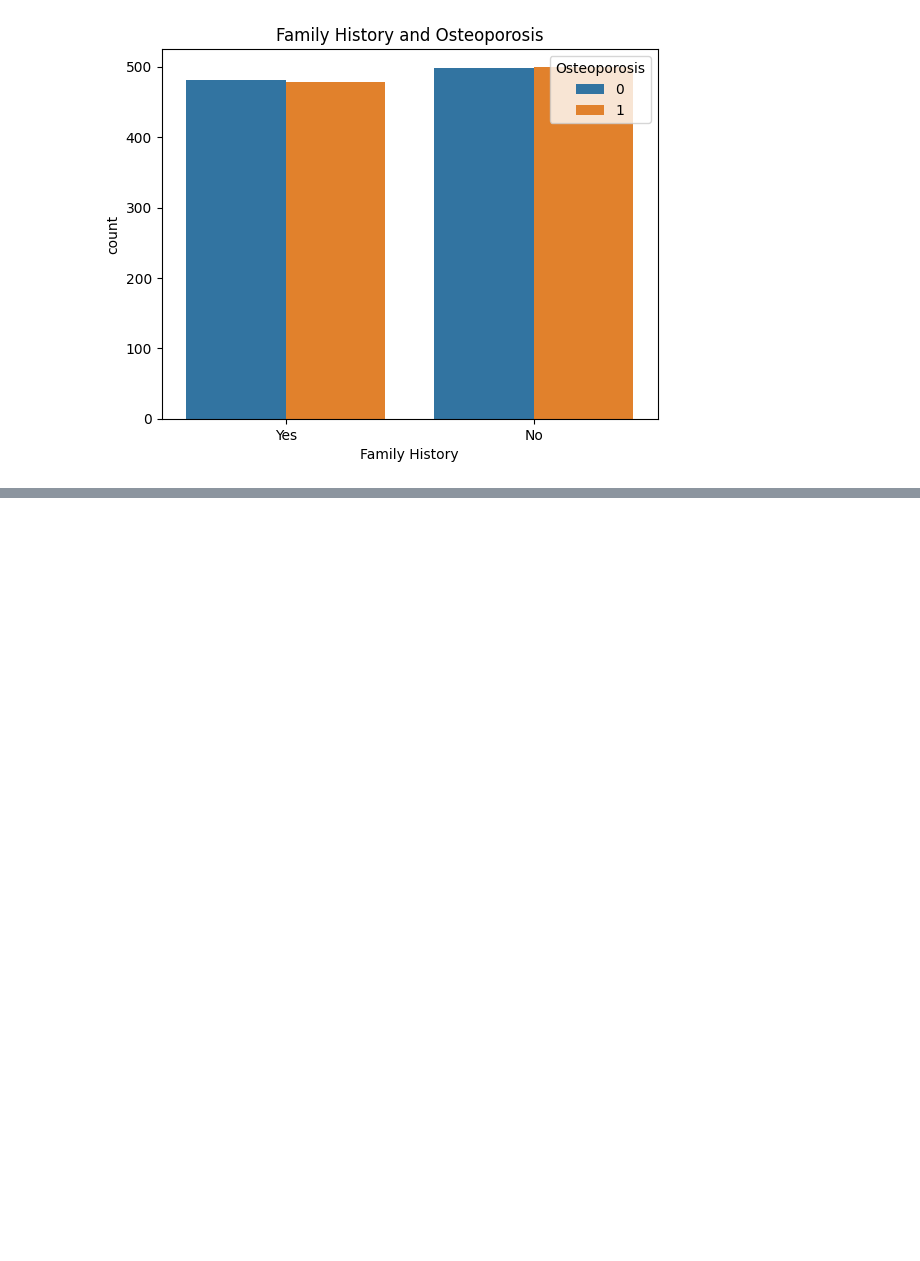
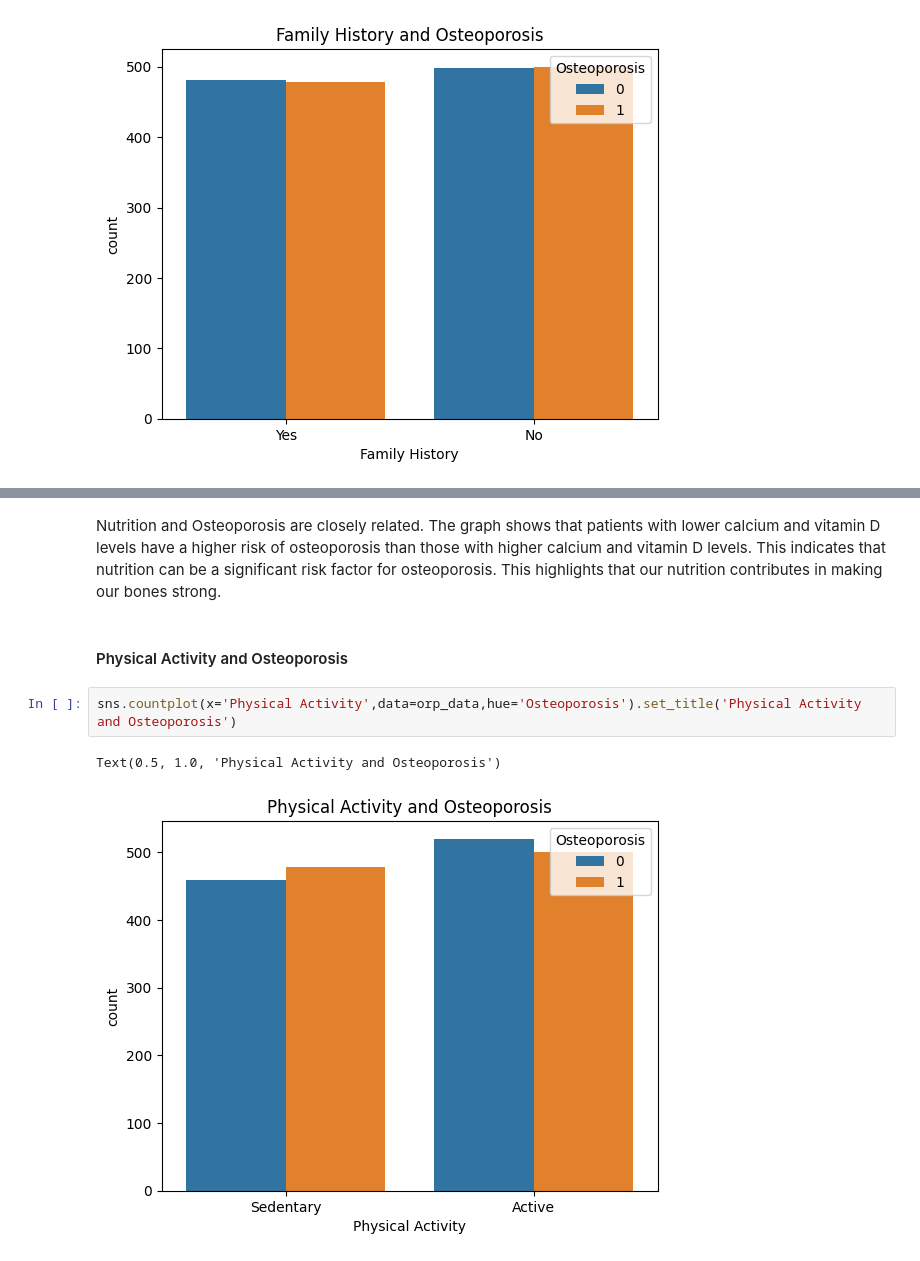
Before and after one commit to karmegamwithai/Osteoporosis-Risk-Prediction, a Jupyter notebook: notebook/Analysis.ipynb, the cells around one changed output, grey strips where cells are left out. Drawn from its saved outputs; the diff is of its cells as text; blank space fills up the shorter version.

```diff
--- a/notebook/Analysis.ipynb
+++ b/notebook/Analysis.ipynb
@@ -277,0 +317,9 @@ plt.show()
+# %% [markdown]
+Nutrition and Osteoporosis are closely related. The graph shows that patients with lower calcium and vitamin D levels have a higher risk of osteoporosis than those with higher calcium and vitamin D levels. This indicates that nutrition can be a significant risk factor for osteoporosis. This highlights that our nutrition contributes in making our bones strong.
+# %% [markdown]
+#### Physical Activity and Osteoporosis
+# %%
+sns.countplot(x='Physical Activity',data=orp_data,hue='Osteoporosis').set_title('Physical Activity and Osteoporosis')
+# %% [output]
+Text(0.5, 1.0, 'Physical Activity and Osteoporosis')
+[figure, added]
```
Also changed, not shown: parts of 11 cells of this notebook.
